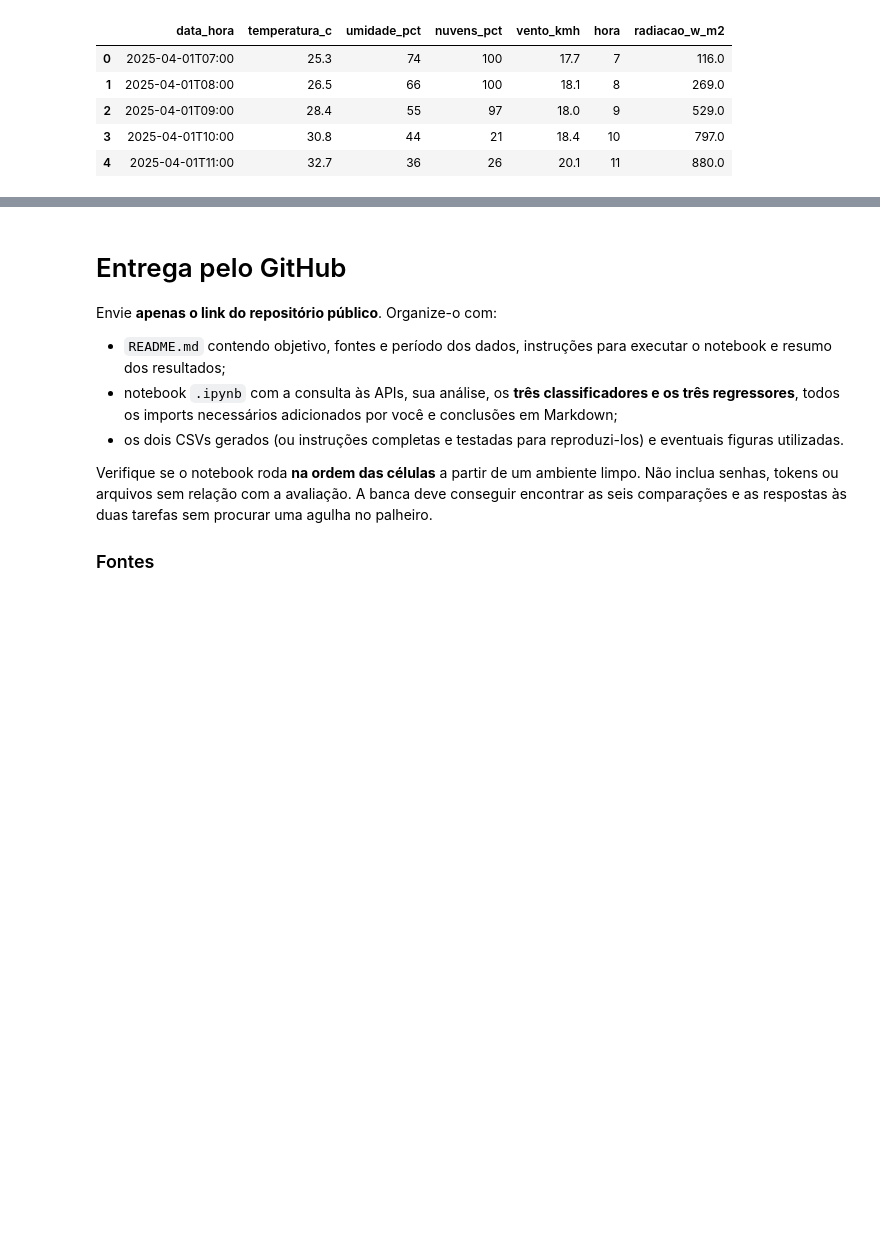
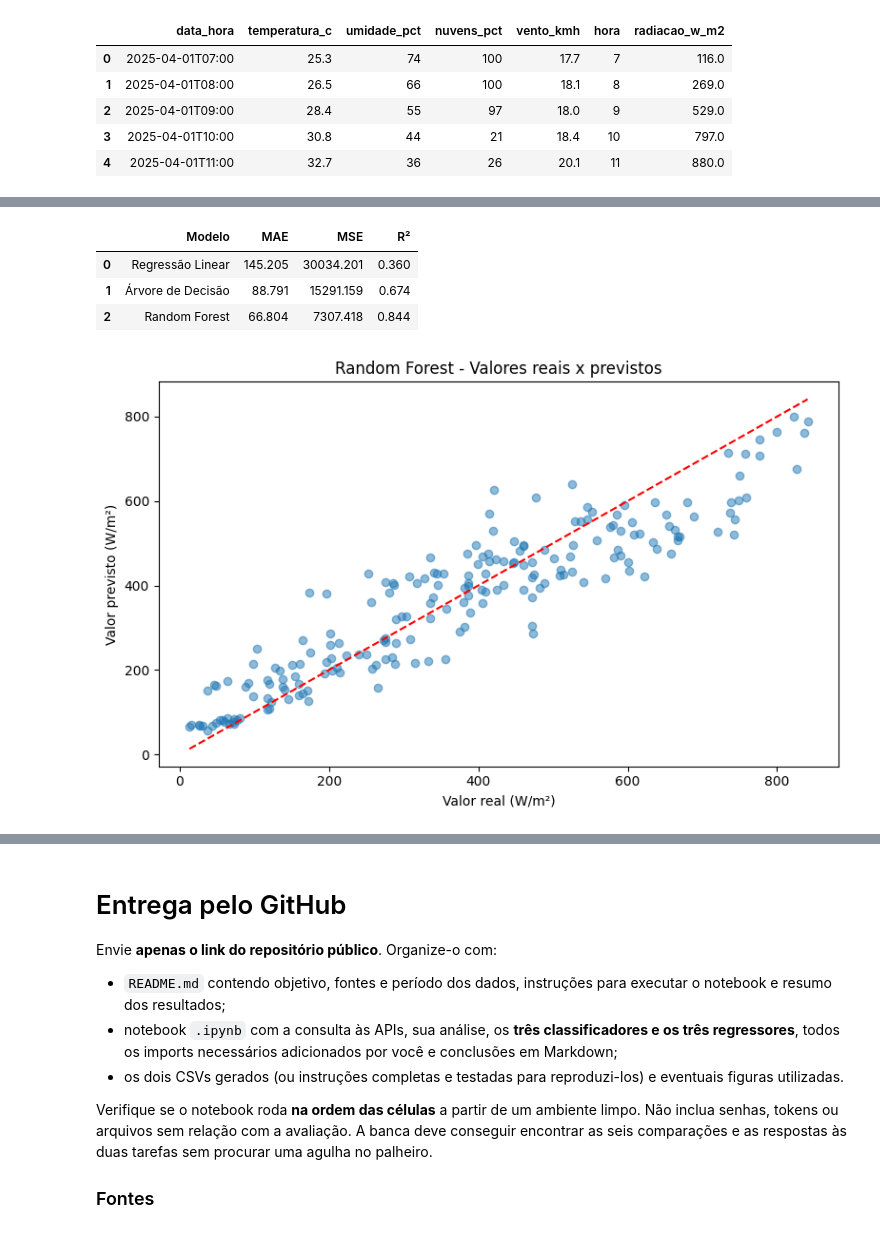
Before and after one commit to pedrosampaiom2007-gif/CP2-SERS, a Jupyter notebook: Aula_APIs_Energia_Renovavel_ML.ipynb, the cells around one changed output, grey strips where cells are left out. Drawn from its saved outputs; the diff is of its cells as text; code cells hidden in the pictures; blank space fills up the shorter version.

```diff
--- a/Aula_APIs_Energia_Renovavel_ML.ipynb
+++ b/Aula_APIs_Energia_Renovavel_ML.ipynb
@@ -663,0 +589,4 @@ Além disso, o modelo tem erro (cerca de 67 W/m² em média no melhor caso), e e
+# %%
+y_lr = modelo_lr.predict(x_test)
+y_arvore = modelo_arvore.predict(x_test)
+y_random = modelo_random.predict(x_test)
@@ -663,0 +635,30 @@ Além disso, o modelo tem erro (cerca de 67 W/m² em média no melhor caso), e e
+# %%
+resultados = pd.DataFrame({
+    "Modelo": ["Regressão Linear", "Árvore de Decisão", "Random Forest"],
+    "MAE": [mae_lr, mae_arvore, mae_random],
+    "MSE": [mse_lr, mse_arvore, mse_random],
+    "R²": [r2_lr, r2_arvore, r2_random]
+})
+
+resultados.round(3)
+# %% [output]
+|  | Modelo | MAE | MSE | R² |
+| 0 | Regressão Linear | 145.205 | 30034.201 | 0.360 |
+| 1 | Árvore de Decisão | 88.791 | 15291.159 | 0.674 |
+| 2 | Random Forest | 66.804 | 7307.418 | 0.844 |
+# %%
+# Gráfico de valores reais x previstos
+plt.figure(figsize=(8, 5))
+plt.scatter(y_test, y_random, alpha=0.5)
+plt.xlabel("Valor real (W/m²)")
+plt.ylabel("Valor previsto (W/m²)")
+plt.title("Random Forest - Valores reais x previstos")
+
+limite_min = min(y_test.min(), y_random.min())
+limite_max = max(y_test.max(), y_random.max())
+plt.plot([limite_min, limite_max], [limite_min, limite_max], "r--")
+
+plt.tight_layout()
+plt.show()
+# %% [output]
+[figure, added]
```
Also changed, not shown: parts of 27 cells of this notebook.
